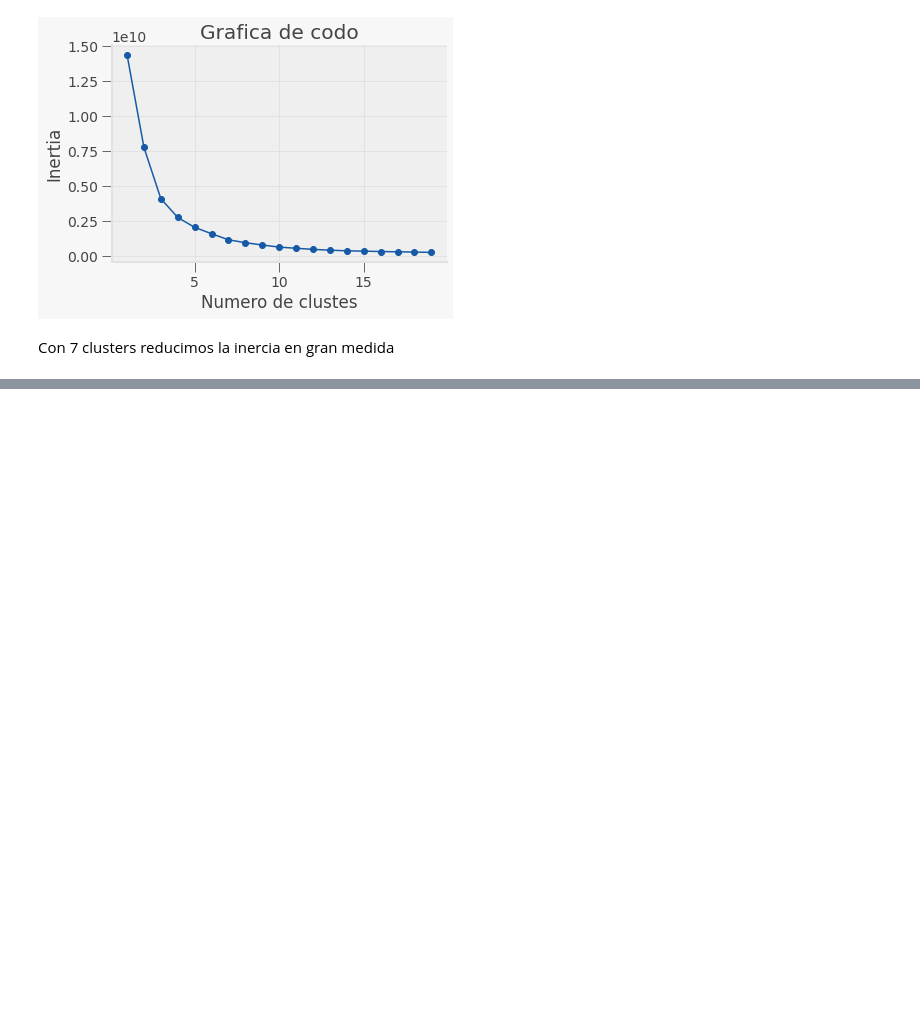
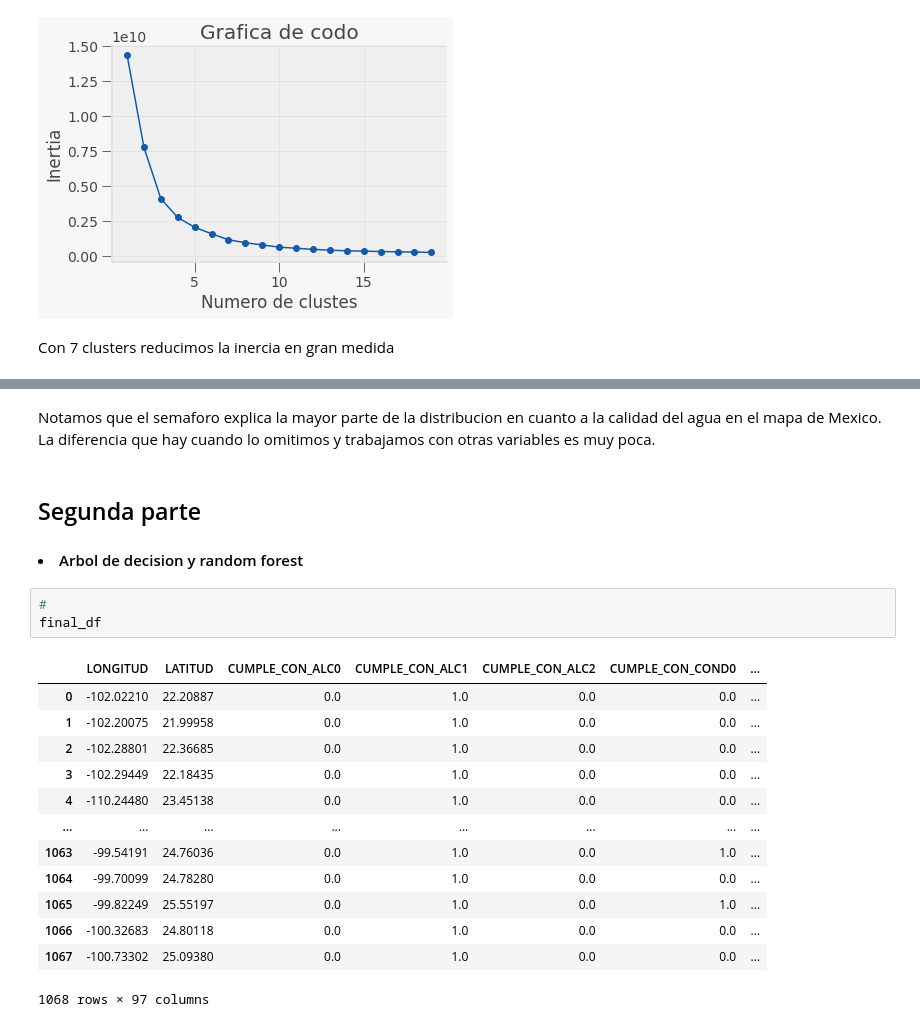
Before and after one commit to rodrigoromanguzman/Actividades_Aprendizaje-, a Jupyter notebook: semana9/aguas_subterraneas.ipynb, the cells around one changed output, grey strips where cells are left out. Cells and saved outputs as stored; diff of their text form; blank space fills up the shorter version.

```diff
--- a/semana9/aguas_subterraneas.ipynb
+++ b/semana9/aguas_subterraneas.ipynb
@@ -607,0 +568,24 @@ plt.show()
+# %% [markdown]
+<p>
+Notamos que el semaforo explica la mayor parte de la distribucion en cuanto a la calidad del agua en el mapa de Mexico. La diferencia que hay cuando lo omitimos y trabajamos con otras variables es muy poca.
+</p>
+# %% [markdown]
+<h2>Segunda parte<h2>
+<h4><li>Arbol de decision y random forest</li></h4>
+# %%
+#
+final_df
+# %% [output]
+|  | LONGITUD | LATITUD | CUMPLE_CON_ALC0 | CUMPLE_CON_ALC1 | CUMPLE_CON_ALC2 | CUMPLE_CON_COND0 | ... |
+| 0 | -102.02210 | 22.20887 | 0.0 | 1.0 | 0.0 | 0.0 | ... |
+| 1 | -102.20075 | 21.99958 | 0.0 | 1.0 | 0.0 | 0.0 | ... |
+| 2 | -102.28801 | 22.36685 | 0.0 | 1.0 | 0.0 | 0.0 | ... |
+| 3 | -102.29449 | 22.18435 | 0.0 | 1.0 | 0.0 | 0.0 | ... |
+| 4 | -110.24480 | 23.45138 | 0.0 | 1.0 | 0.0 | 0.0 | ... |
+| ... | ... | ... | ... | ... | ... | ... | ... |
+| 1063 | -99.54191 | 24.76036 | 0.0 | 1.0 | 0.0 | 1.0 | ... |
+| 1064 | -99.70099 | 24.78280 | 0.0 | 1.0 | 0.0 | 0.0 | ... |
+| 1065 | -99.82249 | 25.55197 | 0.0 | 1.0 | 0.0 | 1.0 | ... |
+| 1066 | -100.32683 | 24.80118 | 0.0 | 1.0 | 0.0 | 0.0 | ... |
+| 1067 | -100.73302 | 25.09380 | 0.0 | 1.0 | 0.0 | 0.0 | ... |
+1068 rows × 97 columns
```
Also changed, not shown: parts of 10 cells of this notebook.
